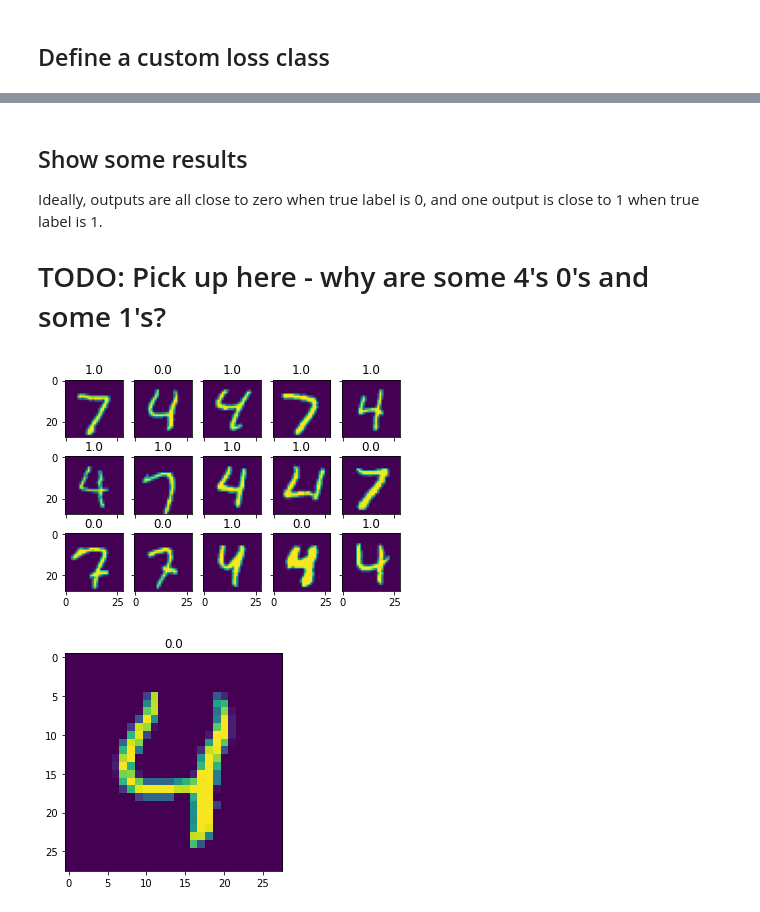
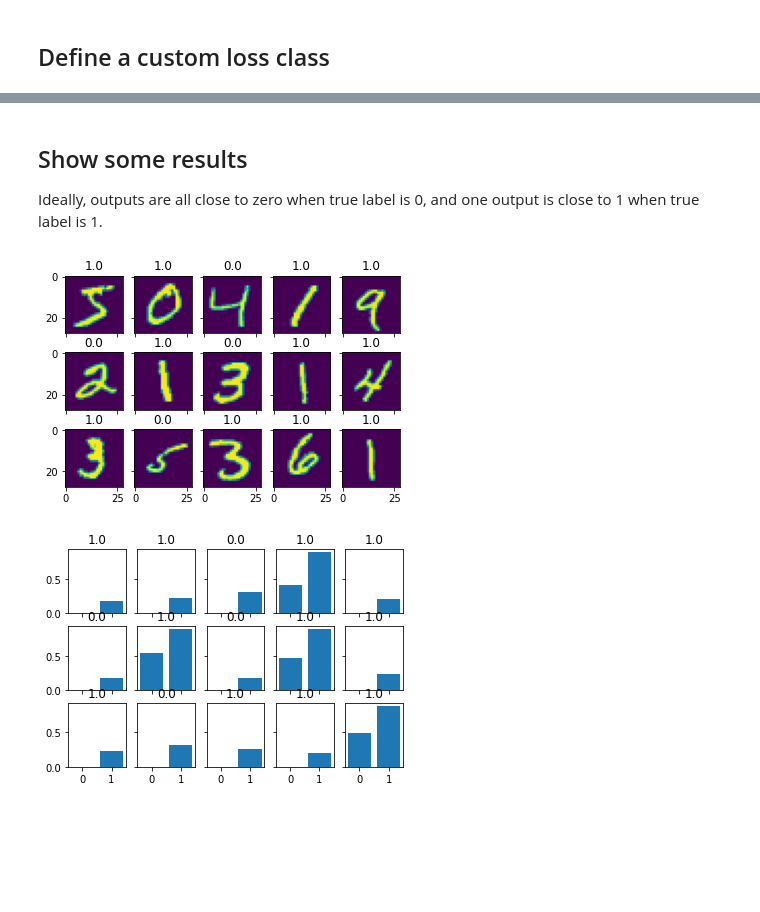
Before and after one commit to scottspurlock/noisy_labels, a Jupyter notebook: classification_noisy_labels.ipynb, the cells around one changed output, grey strips where cells are left out. Cells and saved outputs as stored; diff of their text form; code cells hidden in the pictures; blank space fills up the shorter version.

```diff
--- a/classification_noisy_labels.ipynb
+++ b/classification_noisy_labels.ipynb
@@ -222,7 +246,7 @@ The second goal can be met by either
 - taking the L1 norm across the predictions to encourage sparsity
 - taking the loss only on the highest valued output
 # %%
-num_exemplars = 20
+num_exemplars = 2
 # %%
 model = keras.Sequential(
     [
@@ -294,7 +322,7 @@ class CustomExemplarLoss(keras.losses.Loss):
 # %%
 model.compile(optimizer=keras.optimizers.Adam(), loss=CustomExemplarLoss(), metrics=["accuracy"])
 batch_size = 128
-epochs = 5
+epochs = 1
 
 model.fit(x_train, y_train[:,1], batch_size=batch_size, epochs=epochs, validation_split=0.1)
 # %% [output]
@@ -316,0 +334,10 @@ Epoch 5/5
+# %%
+preds = model.predict(x_test, verbose=0)
+preds = np.max(preds, axis=1)
+y_pred = np.where(preds <= 0.5, 0, 1)
+
+# Generate arg maxes for predictions
+y_true = np.argmax(y_test, axis=1)
+cm = confusion_matrix(y_true, y_pred)
+show_cm(cm)
+print('Accuracy = {:.2f}%'.format(100*np.sum(np.diag(cm))/np.sum(cm)))
@@ -317,26 +347,37 @@ Epoch 5/5
 # %% [markdown]
 ## Show some results
 Ideally, outputs are all close to zero when true label is 0, and one output is close to 1 when true label is 1.
-
-# TODO: Pick up here - why are some 4's 0's and some 1's?
 # %%
 num_rows = 3
 num_cols = 5
+
+use_train = True
+
+if use_train:
+  y_split = y_train
+  x_split = x_train
+else:
+  y_split = y_test
+  x_split = x_test
 
 fig, ax = plt.subplots(num_rows, num_cols, sharex='col', sharey='row')
 for i in range(num_rows):
     for j in range(num_cols):
         idx = i*num_cols + j
-        ax[i, j].set_title(y_train[idx][1])
-        ax[i, j].imshow(np.squeeze(x_test[idx]))
+        ax[i, j].set_title(y_split[idx][1])
+        ax[i, j].imshow(np.squeeze(x_split[idx]))
+
+fig, ax = plt.subplots(num_rows, num_cols, sharex='col', sharey='row')
+for i in range(num_rows):
+    for j in range(num_cols):
+        idx = i*num_cols + j
+        ax[i, j].set_title(y_split[idx][1])
+        # run example through the model to get predictions
+        preds = model.predict(x_split[idx:idx+1])[0]
+        bins = np.arange(len(preds))
+        ax[i, j].bar(bins, preds)
+
+plt.show()
 # %% [output]
-[figure, old version]
+[figure, new version]
+[figure, added]
-# %%
-idx = 1
-
-plt.figure()
-plt.title(y_train[idx][1])
-plt.imshow(np.squeeze(x_test[idx]))
-plt.show()
-# %% [output]
-[figure, removed]
```
Also changed, not shown: parts of 25 cells of this notebook.
